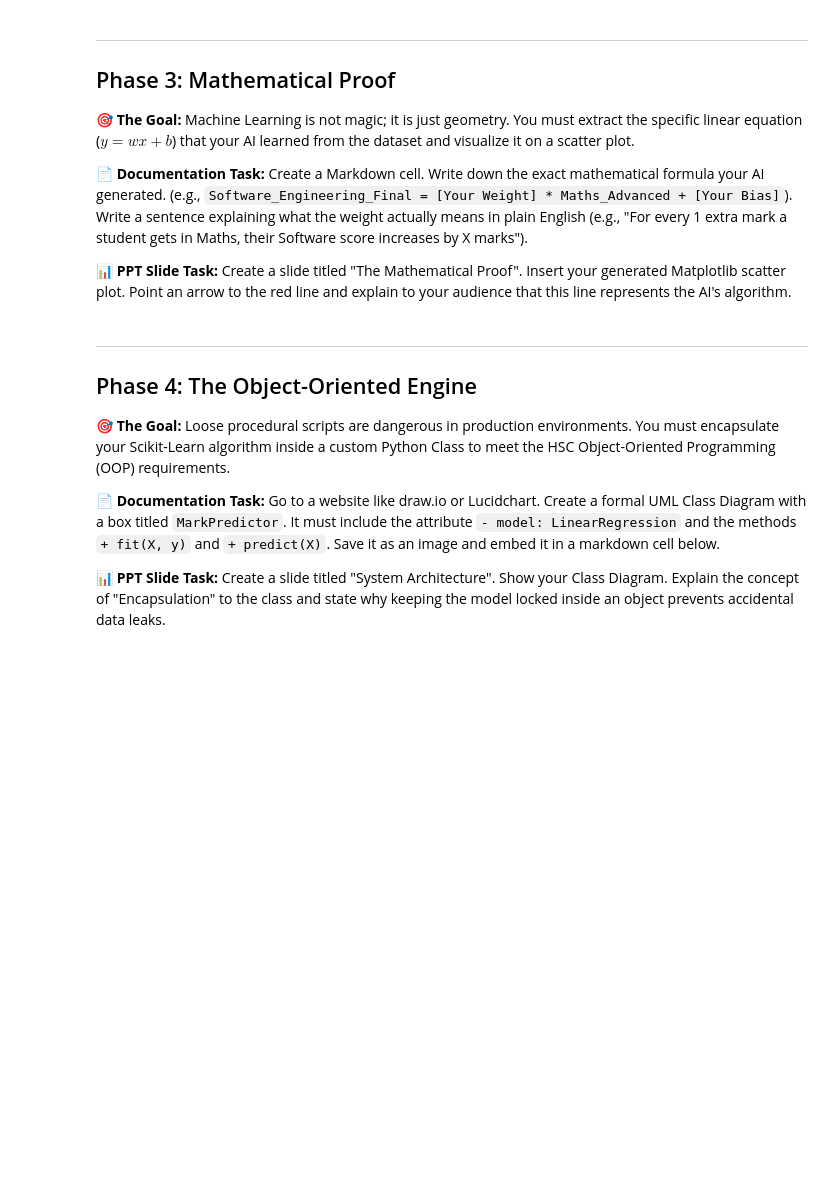
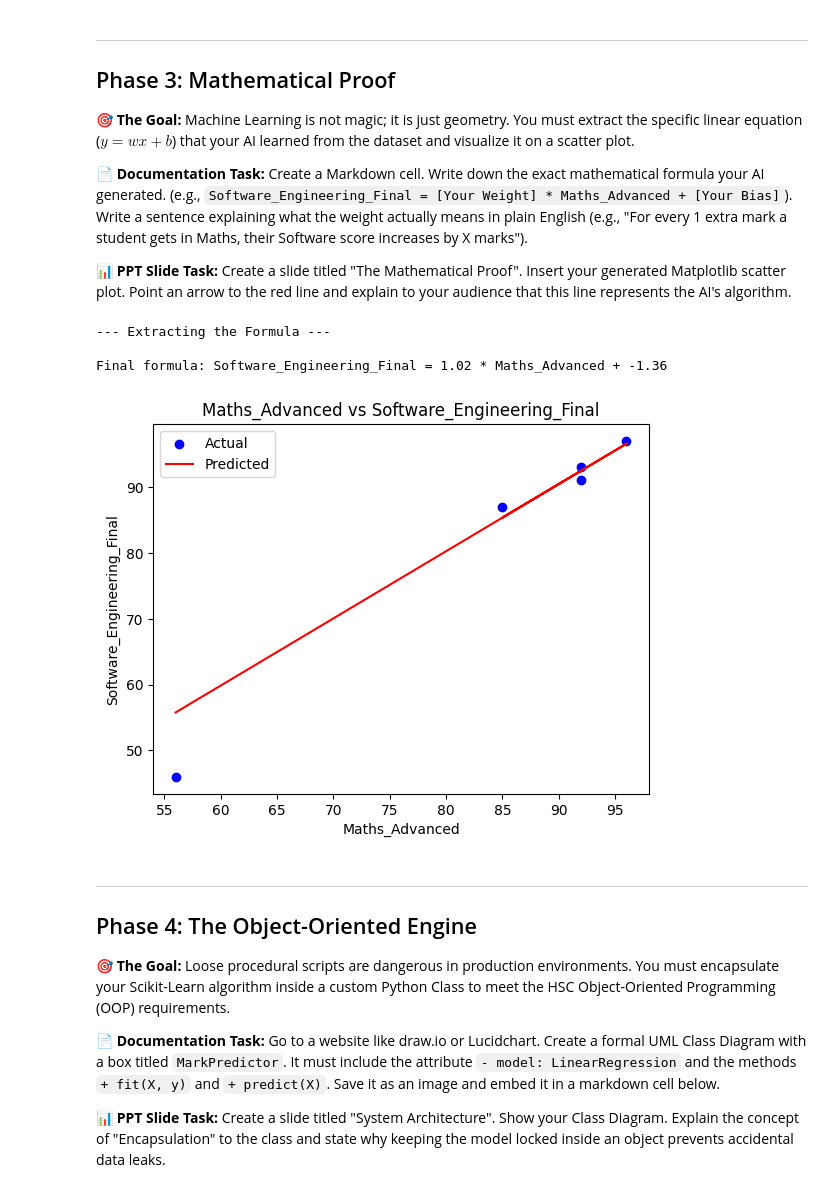
Before and after one commit to CatSolo05/Automation_assesment_task3, a Jupyter notebook: task_3_student_codebook.ipynb, the cells around one changed output. Saved outputs shown, nothing was run; the diff lists cells and outputs as text; code cells hidden in the pictures; blank space fills up the shorter version.

Commit message:
basic linear regression implemented, bias and weights added

```diff
--- a/task_3_student_codebook.ipynb
+++ b/task_3_student_codebook.ipynb
@@ -92,16 +96,23 @@ Three kinds of dirty data were cleaned from the dataset to prevent bias in the m
 
 **📊 PPT Slide Task:** Create a slide titled "The Problem". Introduce your chosen student (Alex, Victor, Yara, or Zane) and explain their missing assessment. Add a graphic showing how you divided the class data into an 80% Training block and a 20% Testing block.
 # %%
-print("--- Training Level 1 AI ---")
 
 # TODO 1: Create a variable X1 and set it to df_clean[['Maths_Advanced']].values
+X1 = df_clean[['Maths_Advanced']].values
 # TODO 2: Create a variable y and set it to df_clean['Software_Engineering_Final'].values
+y = df_clean['Software_Engineering_Final'].values
 
 # TODO 3: Use the train_test_split() function to divide X1 and y. Set test_size=0.2 and random_state=42.
-
+X1_train, X1_test, y_train, y_test = train_test_split(X1, y, test_size=0.2, random_state=42)
 # TODO 4: Initialize a LinearRegression() model.
+model = LinearRegression()
 # TODO 5: .fit() your model using the training data only.
+model.fit(X1_train, y_train)
 
 # TODO 6: Use your model to .predict() the outcomes for your test data.
+y_pred = model.predict(X1_test)
+
 # TODO 7: Calculate the RMSE (Root Mean Squared Error) by comparing your predictions against the real y_test values. Print the result.
+rmse = np.sqrt(mean_squared_error(y_test, y_pred))
+print(f"\nRMSE: {rmse:.2f}")
 # %% [output]
@@ -117,12 +139,28 @@ print("--- Training Level 1 AI ---")
 # %%
 print("--- Extracting the Formula ---")
 
 # TODO 1: Extract the weight using your_model.coef_[0] and the bias using your_model.intercept_
+weight = model.coef_[0]
+bias = model.intercept_
 # TODO 2: Print out the final formula using those two numbers.
+print(f"\nFinal formula: Software_Engineering_Final = {weight:.2f} * Maths_Advanced + {bias:.2f}")
+
 
 # TODO 3: Use plt.scatter() to plot the X1_test data against the y_test data. Make the dots blue.
+plt.scatter(X1_test, y_test, color='blue', label='Actual')
 # TODO 4: Use plt.plot() to draw a line mapping X1_test against your AI's predictions. Make the line red.
+plt.plot(X1_test, y_pred, color='red', label='Predicted')
 # TODO 5: Add a title, xlabel, ylabel, and plt.show() to display the graph.
+plt.title('Maths_Advanced vs Software_Engineering_Final')
+plt.xlabel('Maths_Advanced')
+plt.ylabel('Software_Engineering_Final')
+plt.legend()
+plt.show()
+# %% [output]
+--- Extracting the Formula ---
+
+Final formula: Software_Engineering_Final = 1.02 * Maths_Advanced + -1.36
+[figure, added]
 # %% [markdown]
 ---
 ## Phase 4: The Object-Oriented Engine
```
Also changed, not shown: parts of 3 cells of this notebook.
